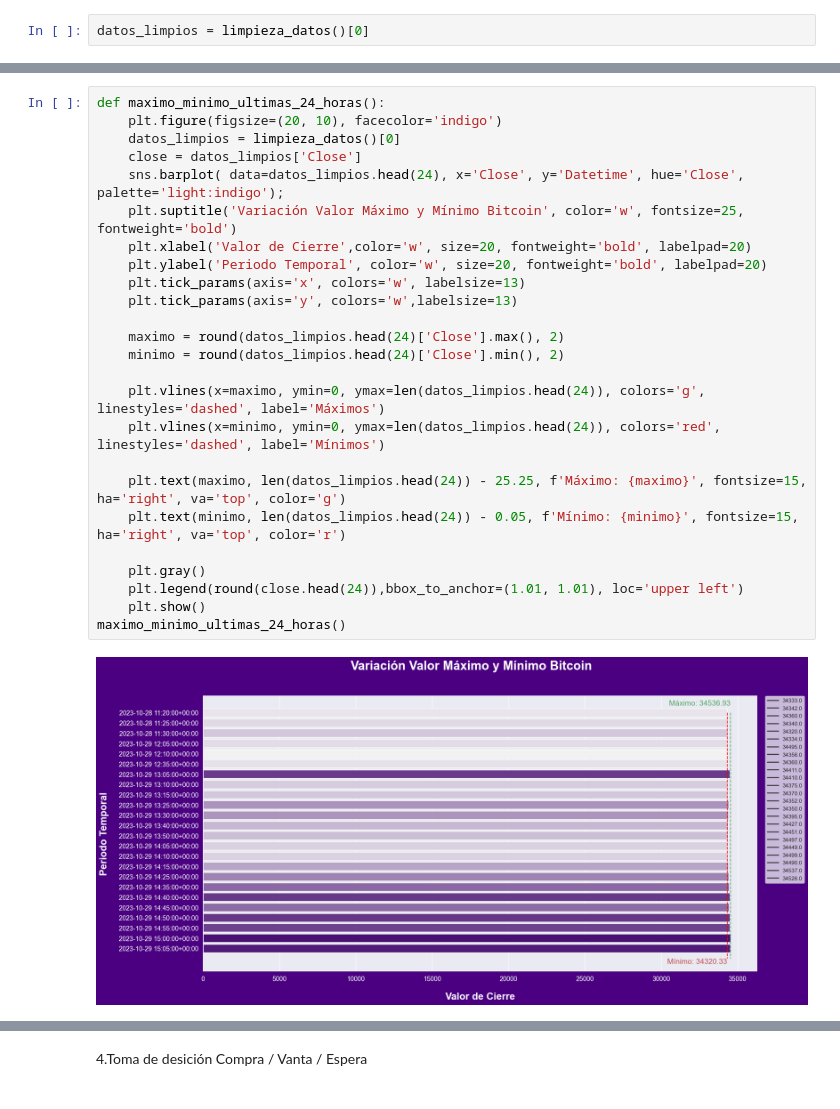
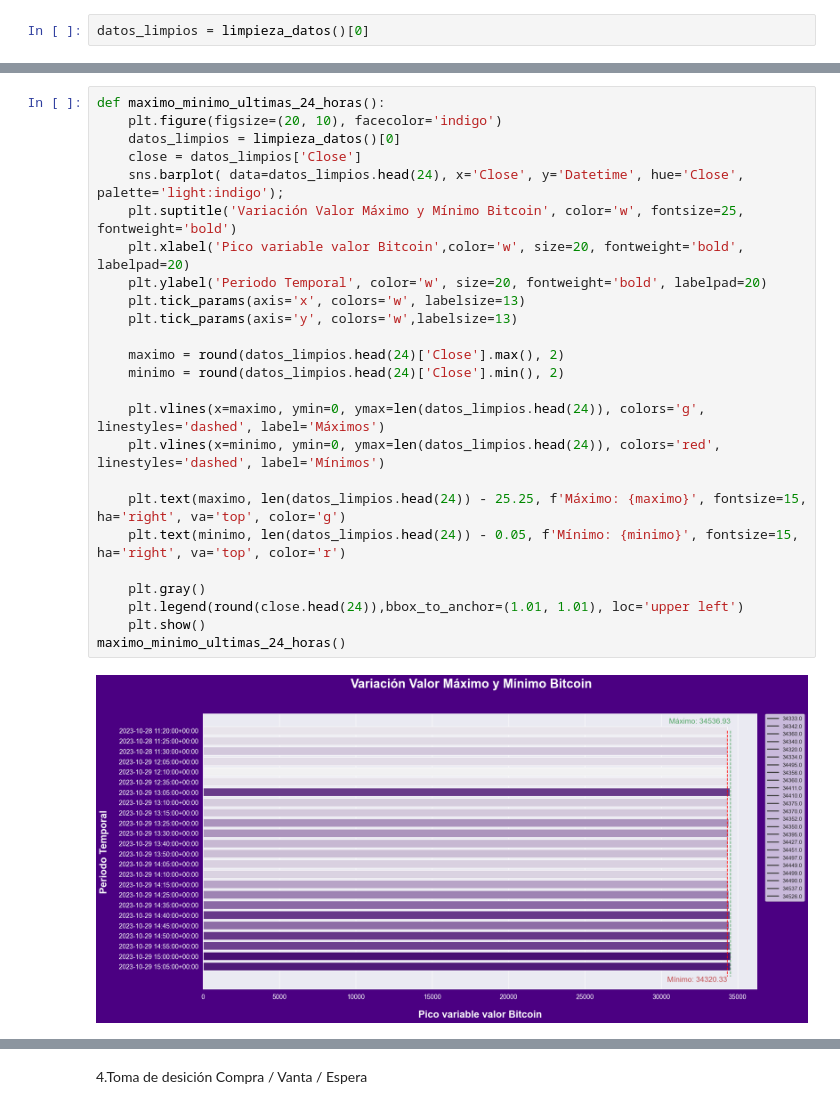
Before and after one commit to Wanves/aluraChallengeRobotTrading, a Jupyter notebook: challenger_data_science_final.ipynb, the cells around one changed output, grey strips where cells are left out. Cells and saved outputs as stored; diff of their text form.

```diff
--- a/challenger_data_science_final.ipynb
+++ b/challenger_data_science_final.ipynb
@@ -282,30 +282,30 @@ minimo_ultimas_24_horas()
 # %%
 def maximo_minimo_ultimas_24_horas():
     plt.figure(figsize=(20, 10), facecolor='indigo')
     datos_limpios = limpieza_datos()[0]
     close = datos_limpios['Close']
     sns.barplot( data=datos_limpios.head(24), x='Close', y='Datetime', hue='Close', palette='light:indigo');
     plt.suptitle('Variación Valor Máximo y Mínimo Bitcoin', color='w', fontsize=25, fontweight='bold')
-    plt.xlabel('Valor de Cierre',color='w', size=20, fontweight='bold', labelpad=20)
+    plt.xlabel('Pico variable valor Bitcoin',color='w', size=20, fontweight='bold', labelpad=20)
     plt.ylabel('Periodo Temporal', color='w', size=20, fontweight='bold', labelpad=20)
     plt.tick_params(axis='x', colors='w', labelsize=13)
     plt.tick_params(axis='y', colors='w',labelsize=13)
 
     maximo = round(datos_limpios.head(24)['Close'].max(), 2)
     minimo = round(datos_limpios.head(24)['Close'].min(), 2)
 
     plt.vlines(x=maximo, ymin=0, ymax=len(datos_limpios.head(24)), colors='g', linestyles='dashed', label='Máximos')
     plt.vlines(x=minimo, ymin=0, ymax=len(datos_limpios.head(24)), colors='red', linestyles='dashed', label='Mínimos')
 
     plt.text(maximo, len(datos_limpios.head(24)) - 25.25, f'Máximo: {maximo}', fontsize=15, ha='right', va='top', color='g')
     plt.text(minimo, len(datos_limpios.head(24)) - 0.05, f'Mínimo: {minimo}', fontsize=15, ha='right', va='top', color='r')
 
     plt.gray()
     plt.legend(round(close.head(24)),bbox_to_anchor=(1.01, 1.01), loc='upper left')
     plt.show()
 maximo_minimo_ultimas_24_horas()
 # %% [output]
-[figure, old version]
+[figure, new version]
 # %%
 def boxplot1():
   # sns.set(style="darkgrid")
```
Also changed, not shown: parts of 12 cells of this notebook.
